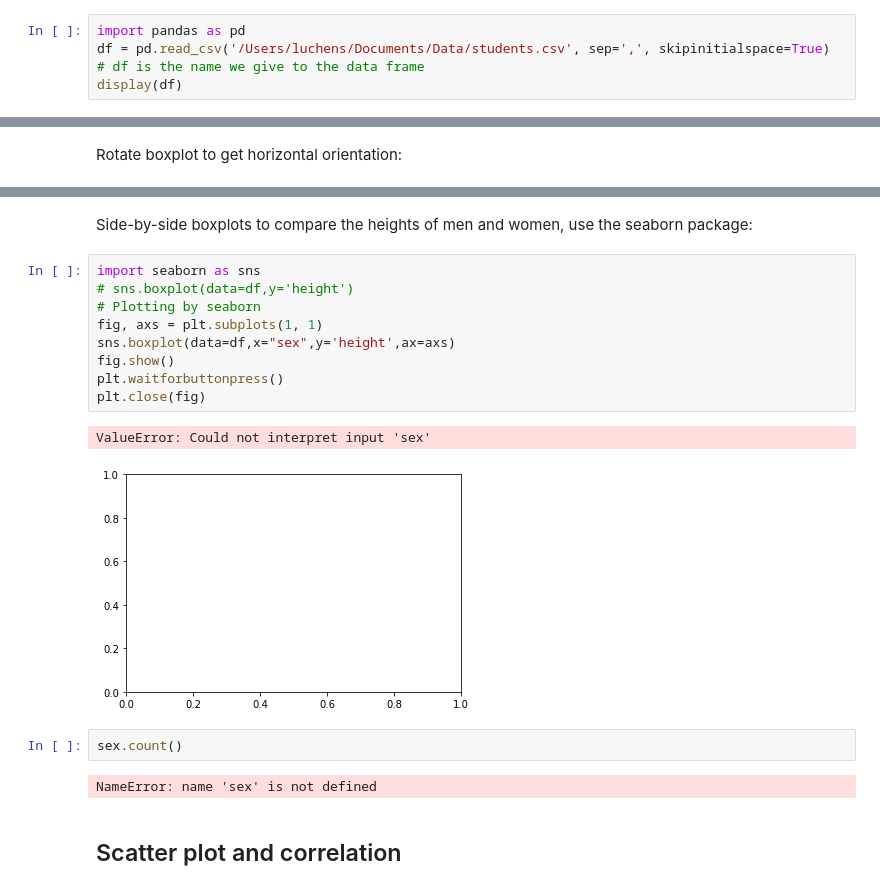
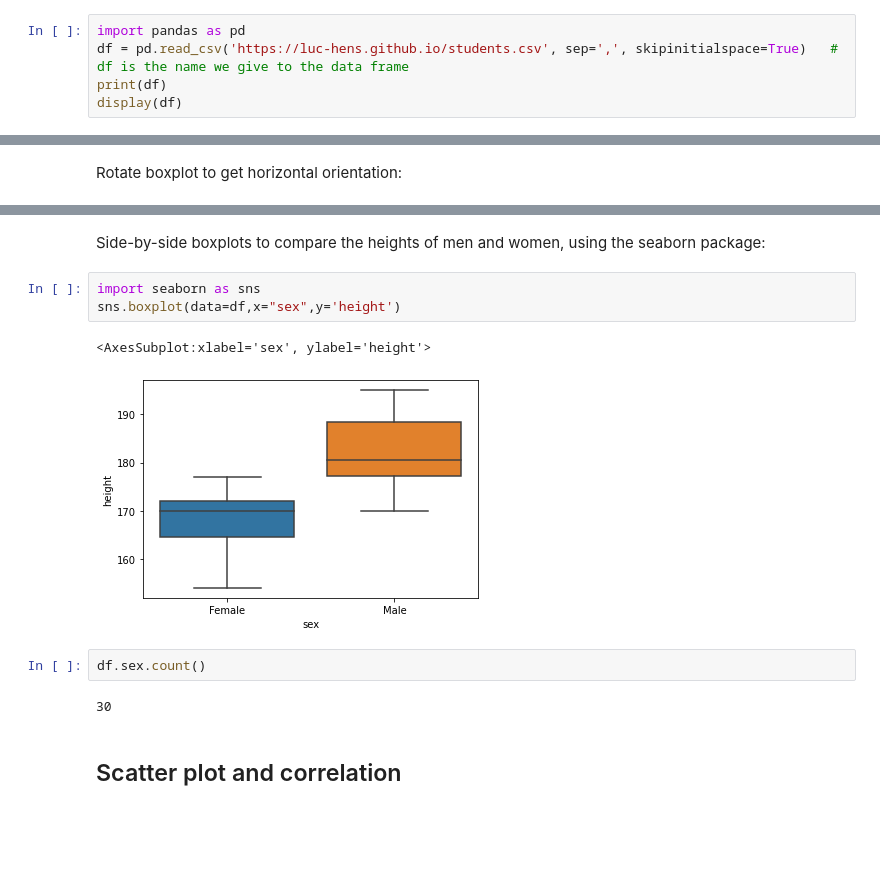
Before and after one commit to luc-hens/statistics-with-python, a Jupyter notebook: Statistics-I-using-Python.ipynb, the cells around one changed output, grey strips where cells are left out. Saved outputs shown, nothing was run; the diff lists cells and outputs as text; blank space fills up the shorter version.

```diff
--- a/Statistics-I-using-Python.ipynb
+++ b/Statistics-I-using-Python.ipynb
@@ -9,5 +17,6 @@ To import a text file with data in Python, you first have find the path to the f
 # %%
 import pandas as pd
-df = pd.read_csv('/Users/luchens/Documents/Data/students.csv', sep=',', skipinitialspace=True)   # df is the name we give to the data frame
+df = pd.read_csv('https://luc-hens.github.io/students.csv', sep=',', skipinitialspace=True)   # df is the name we give to the data frame
+print(df)
 display(df)
 # %% [output]
@@ -268,23 +397,17 @@ plt.boxplot(height,vert=False)
  'means': []}
 [figure]
 # %% [markdown]
-Side-by-side boxplots to compare the heights of men and women, use the seaborn package:
+Side-by-side boxplots to compare the heights of men and women, using the seaborn package:
 # %%
 import seaborn as sns
-# sns.boxplot(data=df,y='height')
-# Plotting by seaborn
-fig, axs = plt.subplots(1, 1)
-sns.boxplot(data=df,x="sex",y='height',ax=axs)
-fig.show()
-plt.waitforbuttonpress()
-plt.close(fig)
+sns.boxplot(data=df,x="sex",y='height')
 # %% [output]
-ValueError: Could not interpret input 'sex'
+<AxesSubplot:xlabel='sex', ylabel='height'>
-[figure, old version]
+[figure, new version]
-# %%
-sex.count()
-# %% [output]
-NameError: name 'sex' is not defined
+# %%
+df.sex.count()
+# %% [output]
+30
 # %% [markdown]
 ## Scatter plot and correlation
 # %%
```
Also changed, not shown: parts of 101 cells of this notebook.
